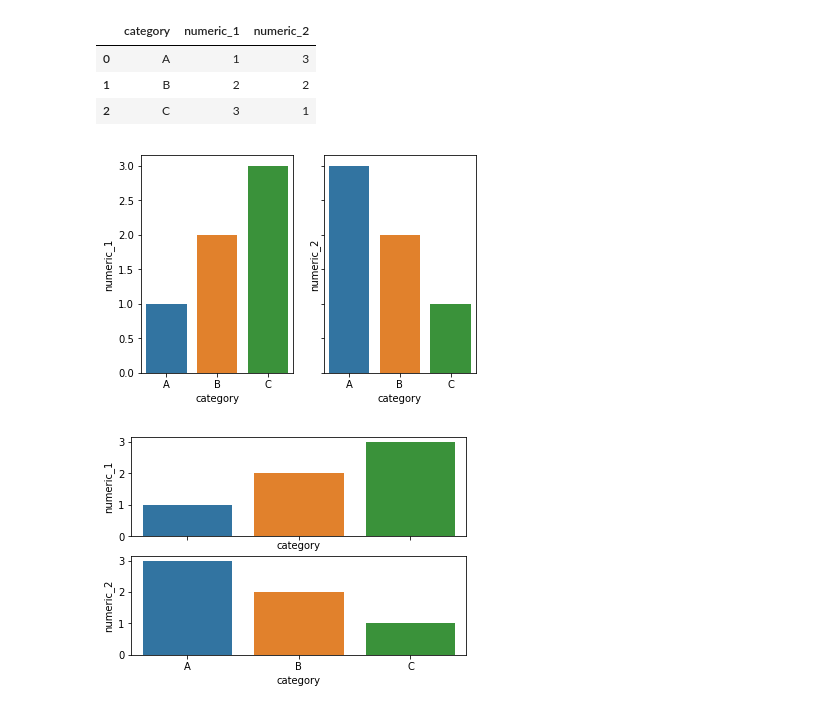
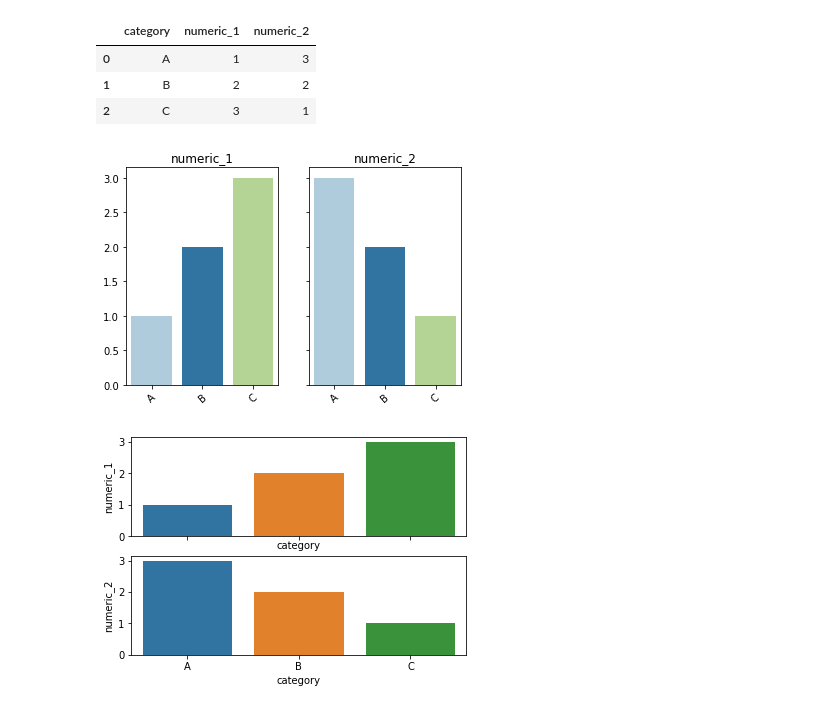
Before and after one commit to Pathairush/data_manipulation, a Jupyter notebook: practice_seaborn_subplots.ipynb, the cells around one changed output. Saved outputs shown, nothing was run; the diff lists cells and outputs as text; code cells hidden in the pictures.

```diff
--- a/practice_seaborn_subplots.ipynb
+++ b/practice_seaborn_subplots.ipynb
@@ -19,10 +19,17 @@ fig.add_subplot()
 # %%
 fig, axes = plt.subplots(ncols = 2, nrows = 1, sharex = True, sharey = True);
 
+cmap = plt.get_cmap("Paired")
+bar_color = cmap(np.arange(df["category"].nunique()))
+
 for ax, col in zip(axes.flatten(), num_cols):
-    sns.barplot(x = "category", y = col, data = df, ax = ax);
+    sns.barplot(x = "category", y = col, data = df, ax = ax, palette = "Paired");
+    ax.set_xlabel("")
+    ax.set_ylabel("")
+    ax.set_title(f"{col}")
+    ax.set_xticklabels(df["category"].unique(), rotation=40)
 # %% [output]
-[figure, old version]
+[figure, new version]
 # %%
 fig, axes = plt.subplots(ncols = 1, nrows = 2, sharex = True, sharey = True);
 
```
